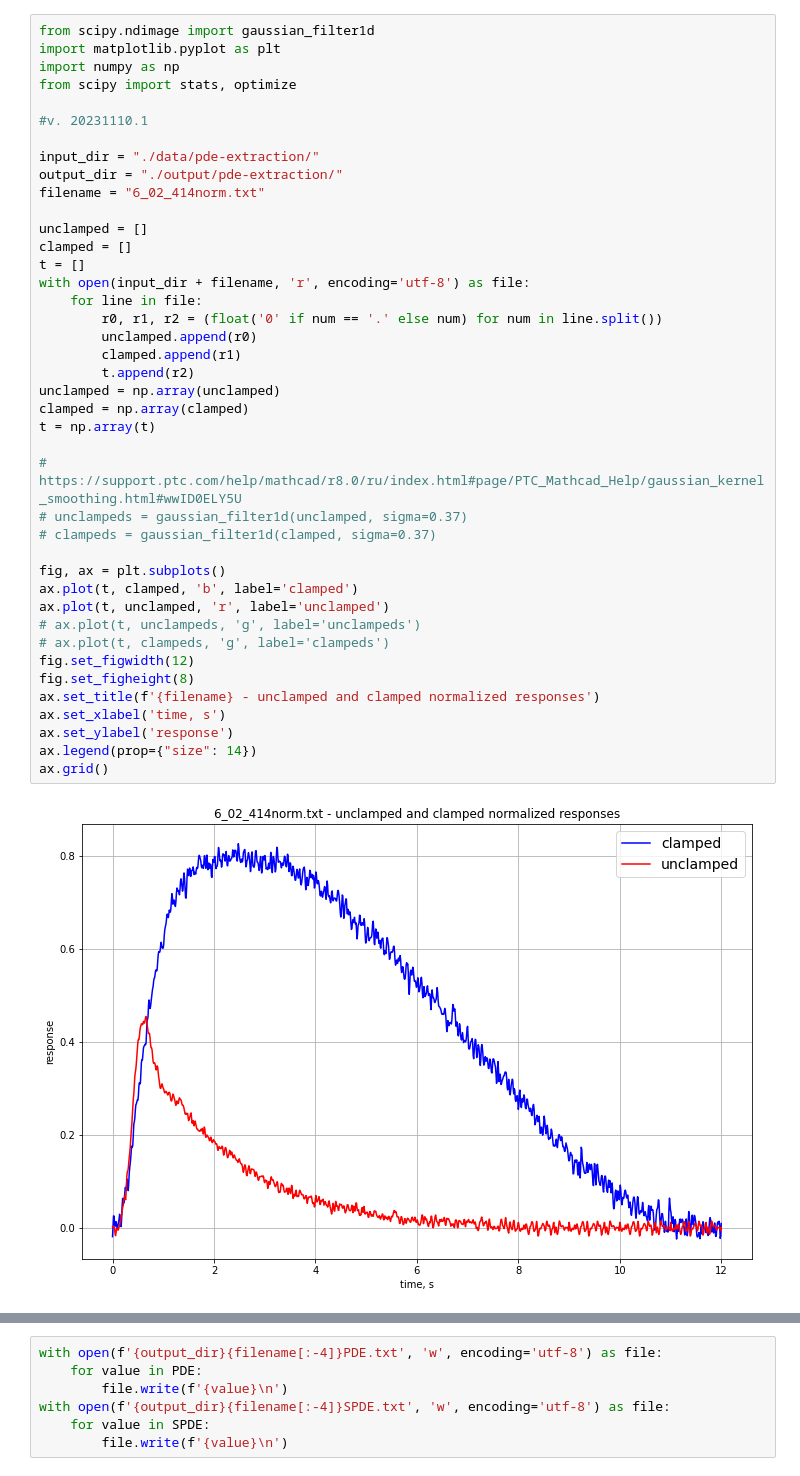
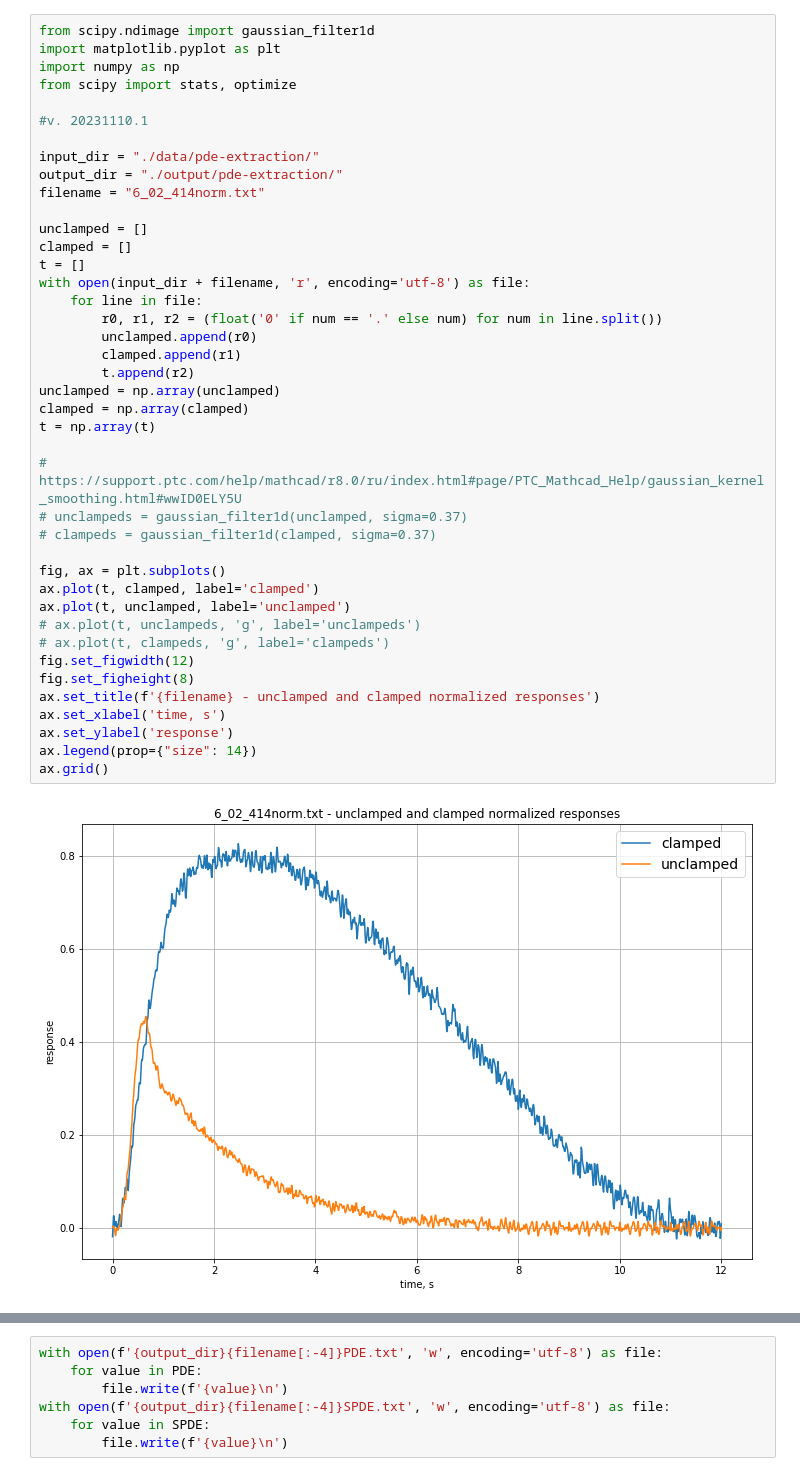
Before and after one commit to AndreiZherder/adaptation-memory, a Jupyter notebook: pde-extraction.ipynb, the cells around one changed output, grey strips where cells are left out. Cells and saved outputs as stored; diff of their text form.

```diff
--- a/pde-extraction.ipynb
+++ b/pde-extraction.ipynb
@@ -11,36 +11,36 @@ output_dir = "./output/pde-extraction/"
 filename = "6_02_414norm.txt"
 
 unclamped = []
 clamped = []
 t = []
 with open(input_dir + filename, 'r', encoding='utf-8') as file:
     for line in file:
         r0, r1, r2 = (float('0' if num == '.' else num) for num in line.split())
         unclamped.append(r0)
         clamped.append(r1)
         t.append(r2)
 unclamped = np.array(unclamped)
 clamped = np.array(clamped)
 t = np.array(t)
 
 # https://support.ptc.com/help/mathcad/r8.0/ru/index.html#page/PTC_Mathcad_Help/gaussian_kernel_smoothing.html#wwID0ELY5U
 # unclampeds = gaussian_filter1d(unclamped, sigma=0.37)
 # clampeds = gaussian_filter1d(clamped, sigma=0.37)
 
 fig, ax = plt.subplots()
-ax.plot(t, clamped, 'b', label='clamped')
-ax.plot(t, unclamped, 'r', label='unclamped')
+ax.plot(t, clamped, label='clamped')
+ax.plot(t, unclamped, label='unclamped')
 # ax.plot(t, unclampeds, 'g', label='unclampeds')
 # ax.plot(t, clampeds, 'g', label='clampeds')
 fig.set_figwidth(12)
 fig.set_figheight(8)
 ax.set_title(f'{filename} - unclamped and clamped normalized responses')
 ax.set_xlabel('time, s')
 ax.set_ylabel('response')
 ax.legend(prop={"size": 14})
 ax.grid()
 # %% [output]
-[figure, old version]
+[figure, new version]
 # %%
 h = 3   # channels's cooperativity
 y1 = (1 - clamped) ** (1 / h)
```
Also changed, not shown: parts of 2 cells of this notebook.
